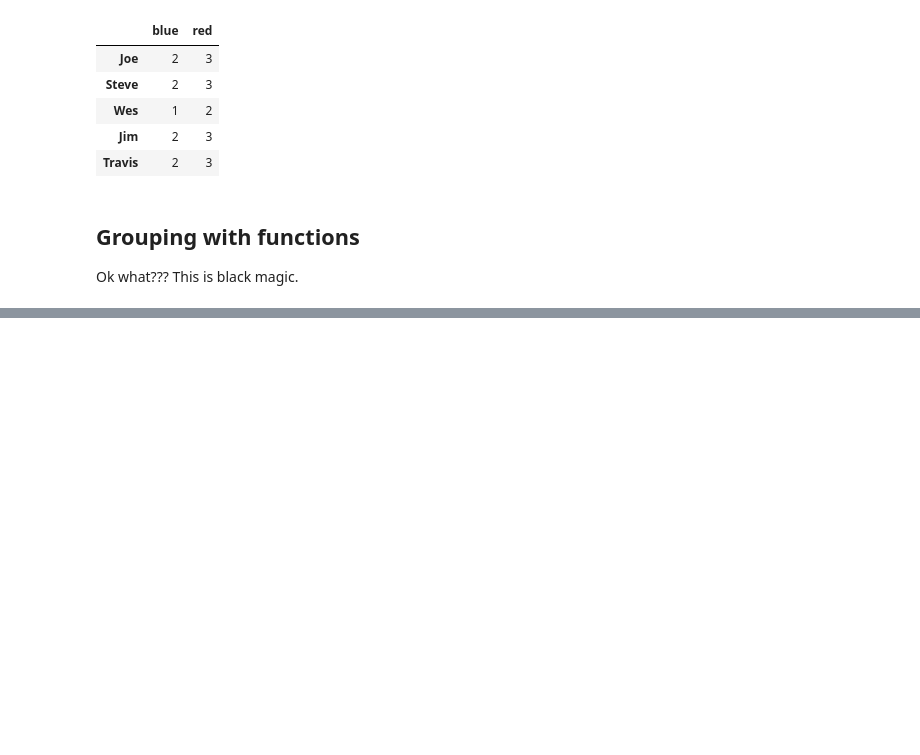
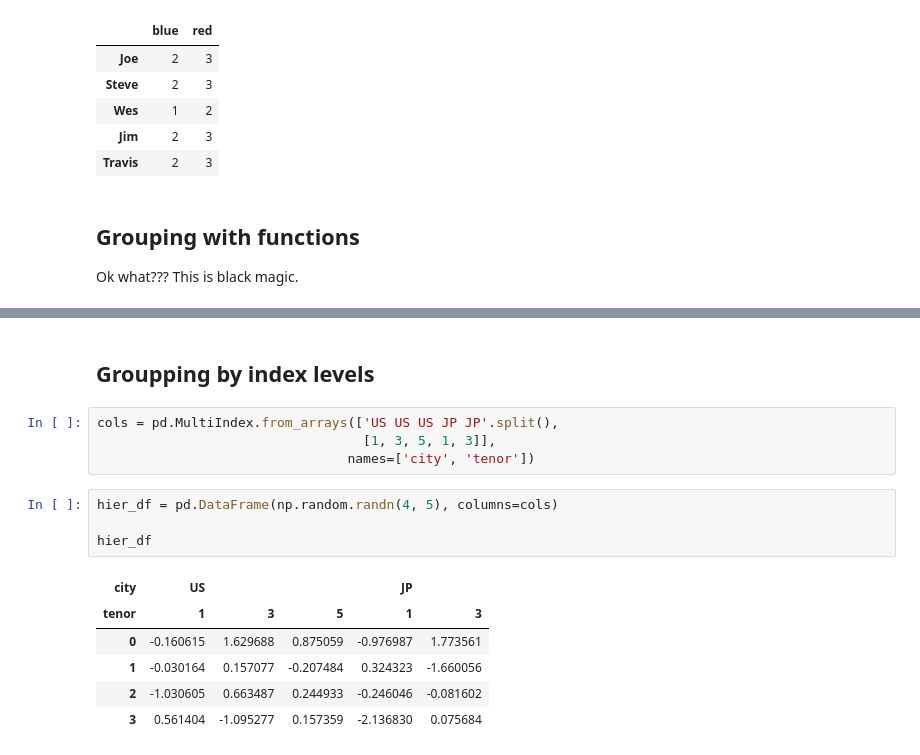
Before and after one commit to mehemken/technique, a Jupyter notebook: groupby.ipynb, the cells around one changed output, grey strips where cells are left out. Saved outputs shown, nothing was run; the diff lists cells and outputs as text; blank space fills up the shorter version.

```diff
--- a/groupby.ipynb
+++ b/groupby.ipynb
@@ -386,0 +413,17 @@ Ok what??? This is black magic.
+# %% [markdown]
+## Groupping by index levels
+# %%
+cols = pd.MultiIndex.from_arrays(['US US US JP JP'.split(),
+                                  [1, 3, 5, 1, 3]],
+                                names=['city', 'tenor'])
+# %%
+hier_df = pd.DataFrame(np.random.randn(4, 5), columns=cols)
+
+hier_df
+# %% [output]
+| city | US |  |  | JP |  |
+| tenor | 1 | 3 | 5 | 1 | 3 |
+| 0 | -0.160615 | 1.629688 | 0.875059 | -0.976987 | 1.773561 |
+| 1 | -0.030164 | 0.157077 | -0.207484 | 0.324323 | -1.660056 |
+| 2 | -1.030605 | 0.663487 | 0.244933 | -0.246046 | -0.081602 |
+| 3 | 0.561404 | -1.095277 | 0.157359 | -2.136830 | 0.075684 |
```
Also changed, not shown: parts of 38 cells of this notebook.
